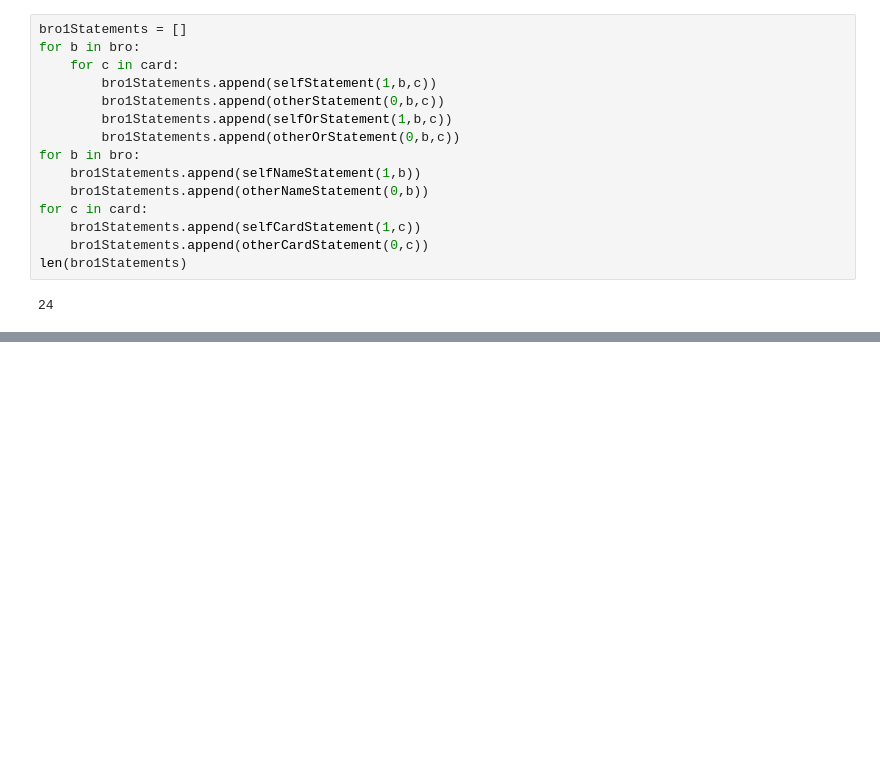
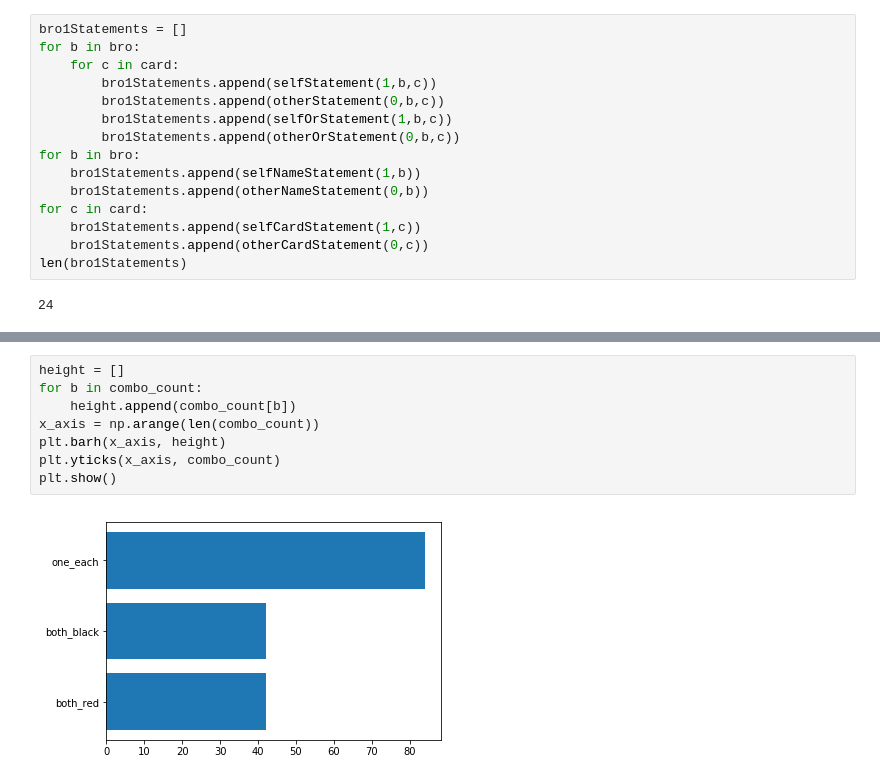
Before and after one commit to dmackinnon1/pynotes, a Jupyter notebook: dee_and_dum.ipynb, the cells around one changed output, grey strips where cells are left out. Drawn from its saved outputs; the diff is of its cells as text; blank space fills up the shorter version.

```diff
--- a/dee_and_dum.ipynb
+++ b/dee_and_dum.ipynb
@@ -230,0 +273,10 @@ found 168 puzzles
+# %%
+height = []
+for b in combo_count:
+    height.append(combo_count[b])
+x_axis = np.arange(len(combo_count))
+plt.barh(x_axis, height)
+plt.yticks(x_axis, combo_count)
+plt.show()
+# %% [output]
+[figure, added]
```
Also changed, not shown: parts of 11 cells of this notebook.
